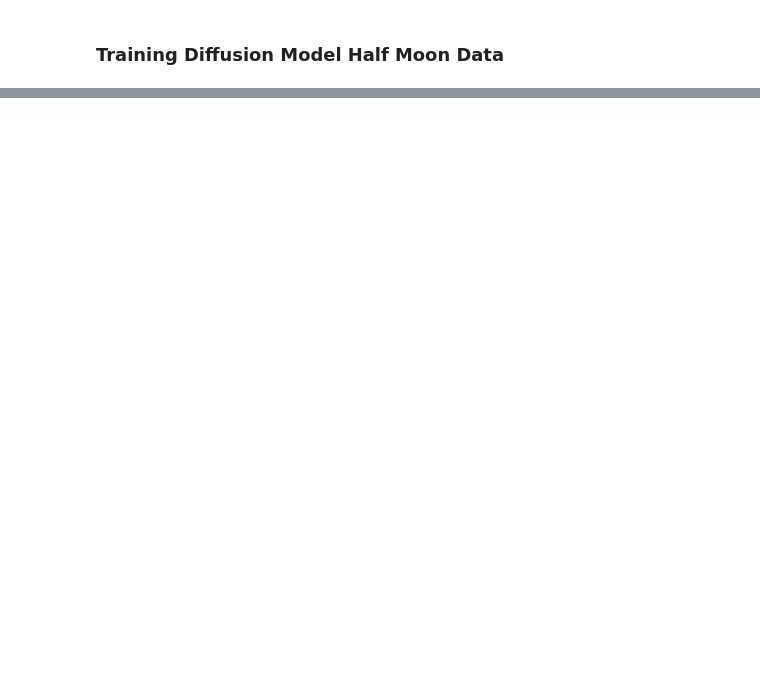
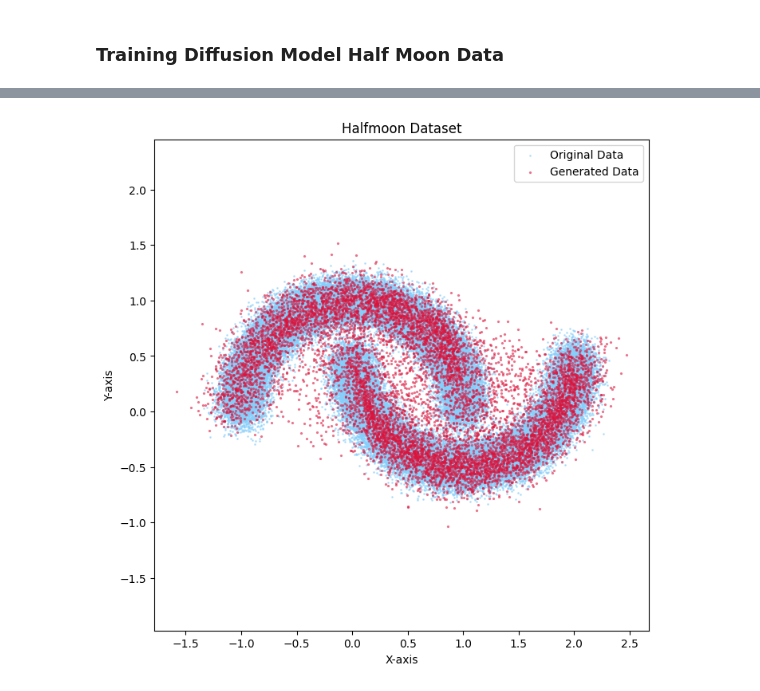
Before and after one commit to savitha-suresh/uncertainty-estimation, a Jupyter notebook: Chocka/Vanilla_Diffusion.ipynb, the cells around one changed output, grey strips where cells are left out. Cells and saved outputs as stored; diff of their text form; code cells hidden in the pictures; blank space fills up the shorter version.

```diff
--- a/Chocka/Vanilla_Diffusion.ipynb
+++ b/Chocka/Vanilla_Diffusion.ipynb
@@ -314,13 +345,15 @@ Epoch 90 loss = 0.3548087477684021
 # %%
-Xgen_halfmoon, Xgen_hist_halfmoon = sample_ddpm(halfmoon_data_model, 10000, 2)
+Xgen_halfmoon, Xgen_hist_halfmoon,_, _, samples_halfmoon = sample_ddpm(halfmoon_data_model, 10000, 2)
 Xgen_halfmoon = Xgen_halfmoon.cpu()
 
 plt.figure(figsize=(8, 8))
 plt.scatter(half_moon_data[:, 0], half_moon_data[:, 1], s=1, c="lightskyblue", alpha=0.5, label="Original Data")
 plt.scatter(Xgen_halfmoon[:, 0], Xgen_halfmoon[:, 1], s=5, c="crimson", marker="1", alpha=0.6, label="Generated Data")
 plt.xlabel("X-axis")
 plt.ylabel("Y-axis")
 plt.title("Halfmoon Dataset")
 plt.axis("equal")
 plt.legend()
 plt.show()
+# %% [output]
+[figure, added]
```
Also changed, not shown: parts of 16 cells of this notebook, 3 other files.
